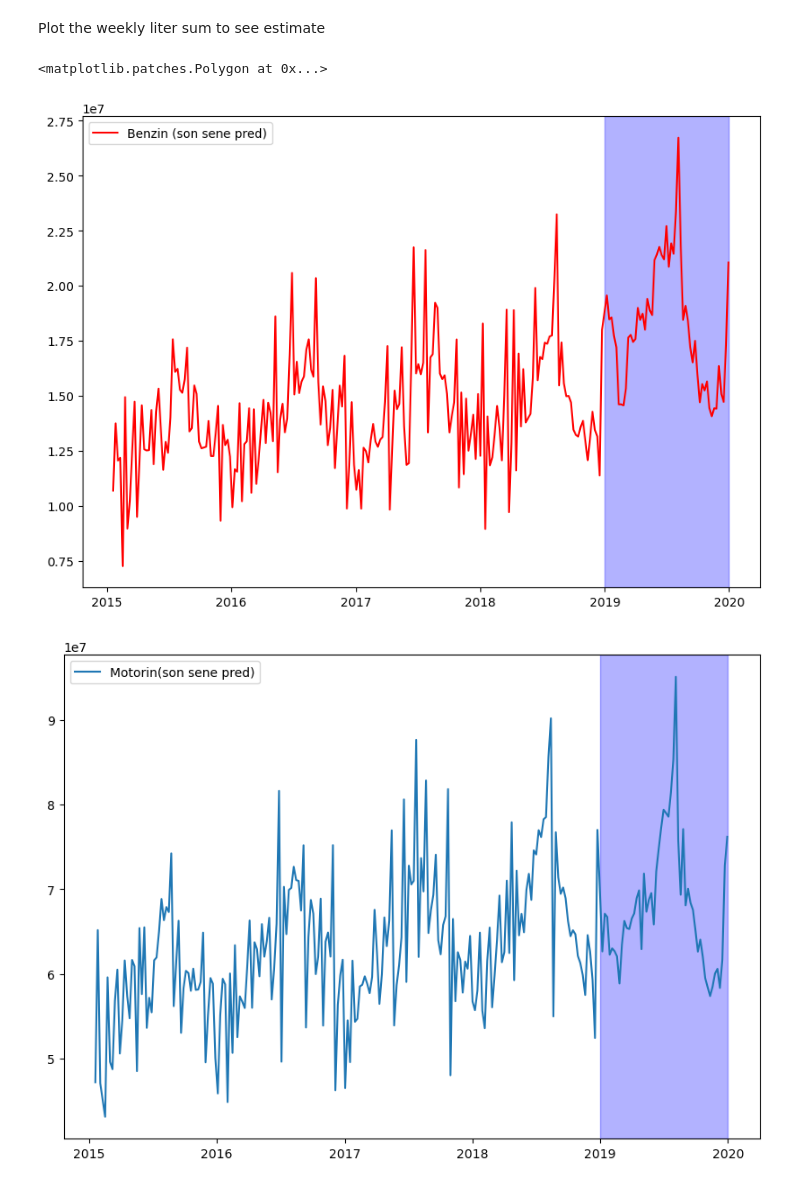
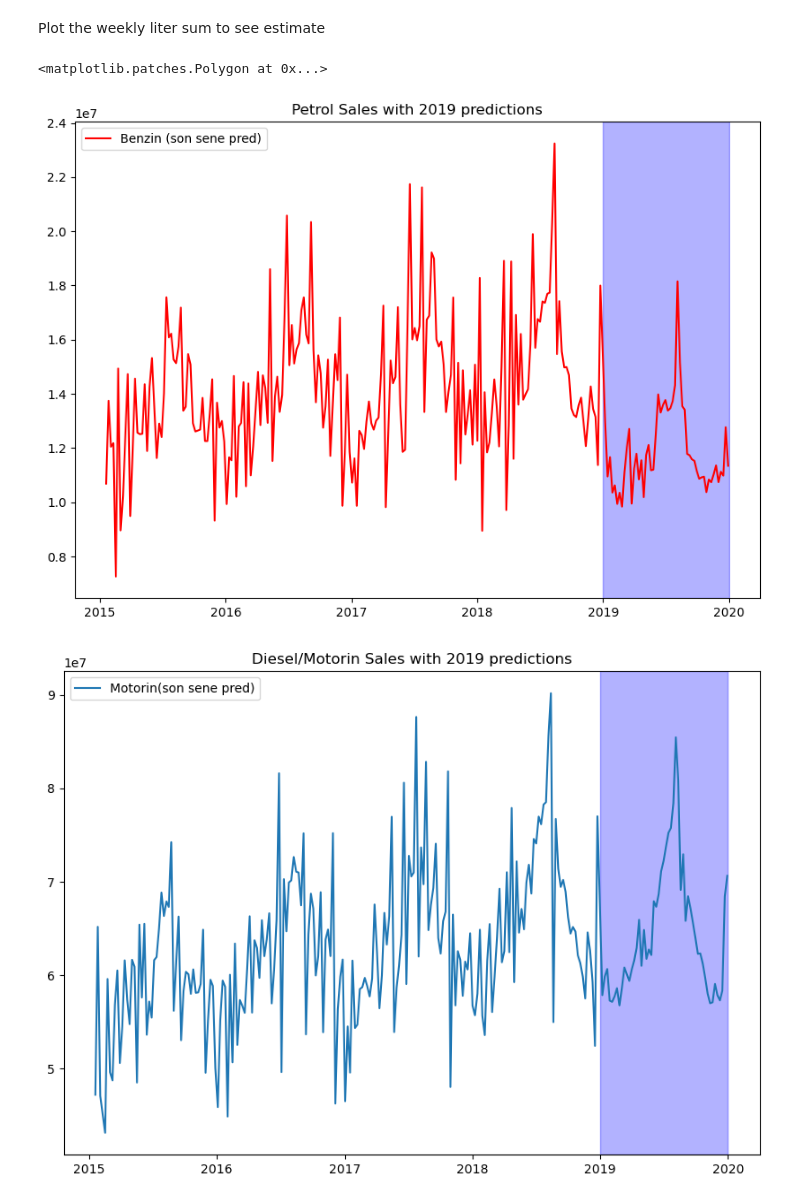
Before and after one commit to feyzijan/ShellDatathon, a Jupyter notebook: MLModels/NeuralNet.ipynb, the cells around one changed output. Saved outputs shown, nothing was run; the diff lists cells and outputs as text; code cells hidden in the pictures.

```diff
--- a/MLModels/NeuralNet.ipynb
+++ b/MLModels/NeuralNet.ipynb
@@ -24,8 +24,8 @@ remove_zero = False
 # %% [markdown]
 Load Data
 # %%
-df_test = pd.read_pickle(r"C:\Users\feyzi\OneDrive - Imperial College London\Programming\ShellDatathonNew\ShellDatathon\TestDataFinalized.pkl")
-df_train = pd.read_pickle(r"C:\Users\feyzi\OneDrive - Imperial College London\Programming\ShellDatathonNew\ShellDatathon\TrainingDataFinalized.pkl")
+df_test = pd.read_pickle("../TestDataFinalized.pkl")
+df_train = pd.read_pickle("../TrainingDataFinalized.pkl")
 # %% [markdown]
 Drop extra index column
 # %%
@@ -165,8 +165,6 @@ model = Sequential()
 # hidden layers
 
 model.add(Dense(units=32, activation='relu', input_dim=n_input))
-model.add(Dense(units=16,activation='relu'))
-model.add(Dense(units=16,activation='relu'))
 model.add(Dense(units=16,activation='relu'))
 model.add(Dense(units=16,activation='relu'))
 model.add(Dense(units=8,activation='relu'))
@@ -184,6 +182,6 @@ model.compile(loss="MeanSquaredLogarithmicError", optimizer='SGD',metrics=["Root
 #model.compile(loss="MeanSquaredError", optimizer='adam',metrics=["MeanSquaredLogarithmicError","RootMeanSquaredError"])
 # Train NN with Early stopping on valid
 early_stopping = EarlyStopping(monitor='val_loss', mode='min', patience=5, restore_best_weights=True)
-history = model.fit(X_train, y_train, epochs=2*0, batch_size = 512,validation_data=(X_valid,y_valid), verbose=1,callbacks=[early_stopping])
+history = model.fit(X_train, y_train, epochs=100, batch_size = 1024,validation_data=(X_valid,y_valid), verbose=1,callbacks=[early_stopping])
 # %% [output]
 Epoch 1/100
@@ -356,32 +362,34 @@ df = pd.concat([df_train_og,df_test])
 #Benzin
 
 
 fig, ax = plt.subplots()
 fig.set_size_inches(10, 7, forward=True)
 df1 = df[df["Benzin"] == 1]
 df1 = df1.groupby(by=["WeekStarting"],axis=0).sum()
 df1.reset_index(inplace=True)
 benzin_sales = df1.Litres
 dates = df1["WeekStarting"]
 plt.plot(dates,benzin_sales,color='r',label="Benzin (son sene pred)")
+ax.set_title("Petrol Sales with 2019 predictions")
 ax.legend()
 ax.axvspan("2019-01-01", "2020-01-01", color="blue", alpha=0.3)
 
 fig, ax = plt.subplots()
 fig.set_size_inches(10, 7, forward=True)
 df2 = df[df["Motorin"] == 1]
 df2 = df2.groupby(by=["WeekStarting"],axis=0).sum()
 df2.reset_index(inplace=True)
 motorin_sales = df2.Litres
 dates = df2["WeekStarting"]
 plt.plot(dates,motorin_sales,label="Motorin(son sene pred)")
+ax.set_title("Diesel/Motorin Sales with 2019 predictions")
 ax.legend()
 
 # highlight a time range
 ax.axvspan("2019-01-01", "2020-01-01", color="blue", alpha=0.3)
 
 #plt.plot(dates,motorin_sales/4.2)
 # %% [output]
 <matplotlib.patches.Polygon at 0x...>
-[figure, old version]
+[figure, new version]
-[figure, old version]
+[figure, new version]
```
Also changed, not shown: parts of 10 cells of this notebook, 20 other files.
